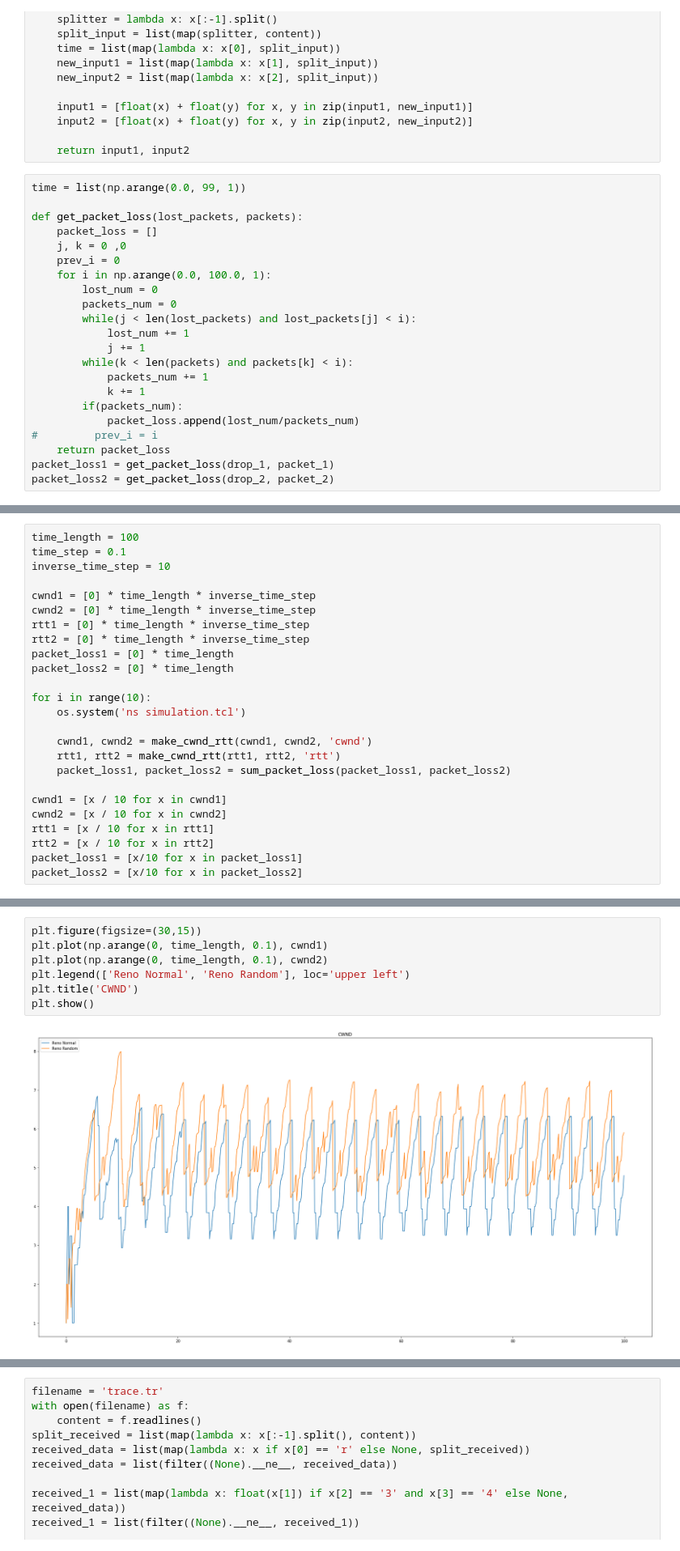
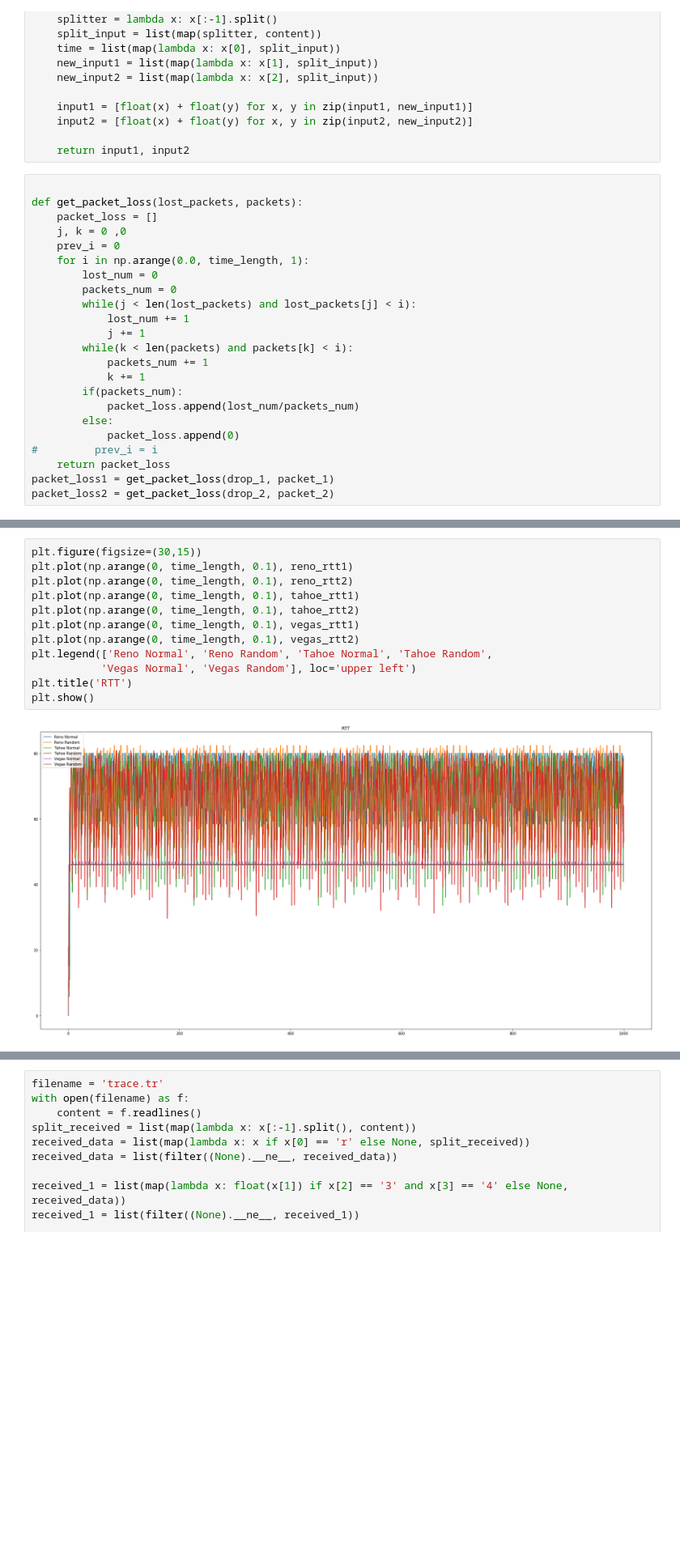
Before and after one commit to rastadayon/TCP-Congestion-Control-Analysis, a Jupyter notebook: CA2-Report.ipynb, the cells around one changed output, grey strips where cells are left out. Shown at 81% size. Cells and saved outputs as stored; diff of their text form; blank space fills up the shorter version.

Commit message:
all tcp agents added and 6 plots per graph are plotted.

```diff
--- a/CA2-Report.ipynb
+++ b/CA2-Report.ipynb
@@ -19,13 +23,12 @@ def make_cwnd_rtt(input1, input2, file_name):
 
     return input1, input2
 # %%
-time = list(np.arange(0.0, 99, 1))
 
 def get_packet_loss(lost_packets, packets):
     packet_loss = []
     j, k = 0 ,0
     prev_i = 0
-    for i in np.arange(0.0, 100.0, 1):
+    for i in np.arange(0.0, time_length, 1):
         lost_num = 0
         packets_num = 0
         while(j < len(lost_packets) and lost_packets[j] < i):
@@ -36,6 +39,8 @@ def get_packet_loss(lost_packets, packets):
             k += 1
         if(packets_num):
             packet_loss.append(lost_num/packets_num)
+        else:
+            packet_loss.append(0)
 #         prev_i = i
     return packet_loss
 packet_loss1 = get_packet_loss(drop_1, packet_1)
@@ -75,28 +79,3 @@ def sum_packet_loss(prev_packet_loss1, prev_packet_loss2):
     packet_loss2 = get_packet_loss(drop_2, packet_2)
 
     return [sum(x) for x in zip(packet_loss1, prev_packet_loss1)], [sum(x) for x in zip(packet_loss2, prev_packet_loss2)]
-# %%
-time_length = 100
-time_step = 0.1
-inverse_time_step = 10
-
-cwnd1 = [0] * time_length * inverse_time_step
-cwnd2 = [0] * time_length * inverse_time_step
-rtt1 = [0] * time_length * inverse_time_step
-rtt2 = [0] * time_length * inverse_time_step
-packet_loss1 = [0] * time_length
-packet_loss2 = [0] * time_length
-
-for i in range(10):
-    os.system('ns simulation.tcl')
-
-    cwnd1, cwnd2 = make_cwnd_rtt(cwnd1, cwnd2, 'cwnd')
-    rtt1, rtt2 = make_cwnd_rtt(rtt1, rtt2, 'rtt')
-    packet_loss1, packet_loss2 = sum_packet_loss(packet_loss1, packet_loss2)
-
-cwnd1 = [x / 10 for x in cwnd1]
-cwnd2 = [x / 10 for x in cwnd2]
-rtt1 = [x / 10 for x in rtt1]
-rtt2 = [x / 10 for x in rtt2]
-packet_loss1 = [x/10 for x in packet_loss1]
-packet_loss2 = [x/10 for x in packet_loss2]
@@ -121,11 +158,16 @@ packet_loss2 = [x/10 for x in packet_loss2]
 # %%
 plt.figure(figsize=(30,15))
-plt.plot(np.arange(0, time_length, 0.1), cwnd1)
-plt.plot(np.arange(0, time_length, 0.1), cwnd2)
-plt.legend(['Reno Normal', 'Reno Random'], loc='upper left')
-plt.title('CWND')
+plt.plot(np.arange(0, time_length, 0.1), reno_rtt1)
+plt.plot(np.arange(0, time_length, 0.1), reno_rtt2)
+plt.plot(np.arange(0, time_length, 0.1), tahoe_rtt1)
+plt.plot(np.arange(0, time_length, 0.1), tahoe_rtt2)
+plt.plot(np.arange(0, time_length, 0.1), vegas_rtt1)
+plt.plot(np.arange(0, time_length, 0.1), vegas_rtt2)
+plt.legend(['Reno Normal', 'Reno Random', 'Tahoe Normal', 'Tahoe Random',
+           'Vegas Normal', 'Vegas Random'], loc='upper left')
+plt.title('RTT')
 plt.show()
 # %% [output]
-[figure, old version]
+[figure, new version]
 # %%
 plt.figure(figsize=(30,15))
```
Also changed, not shown: parts of 7 cells of this notebook, 12 other files.
